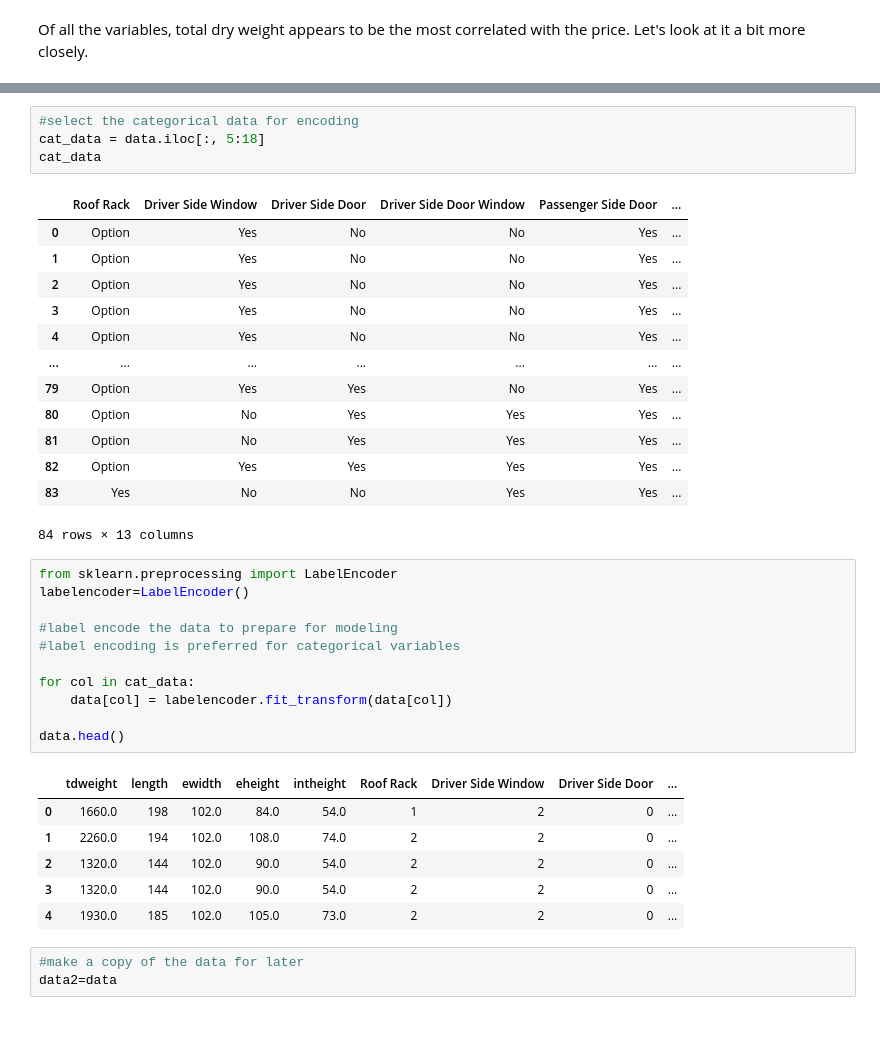
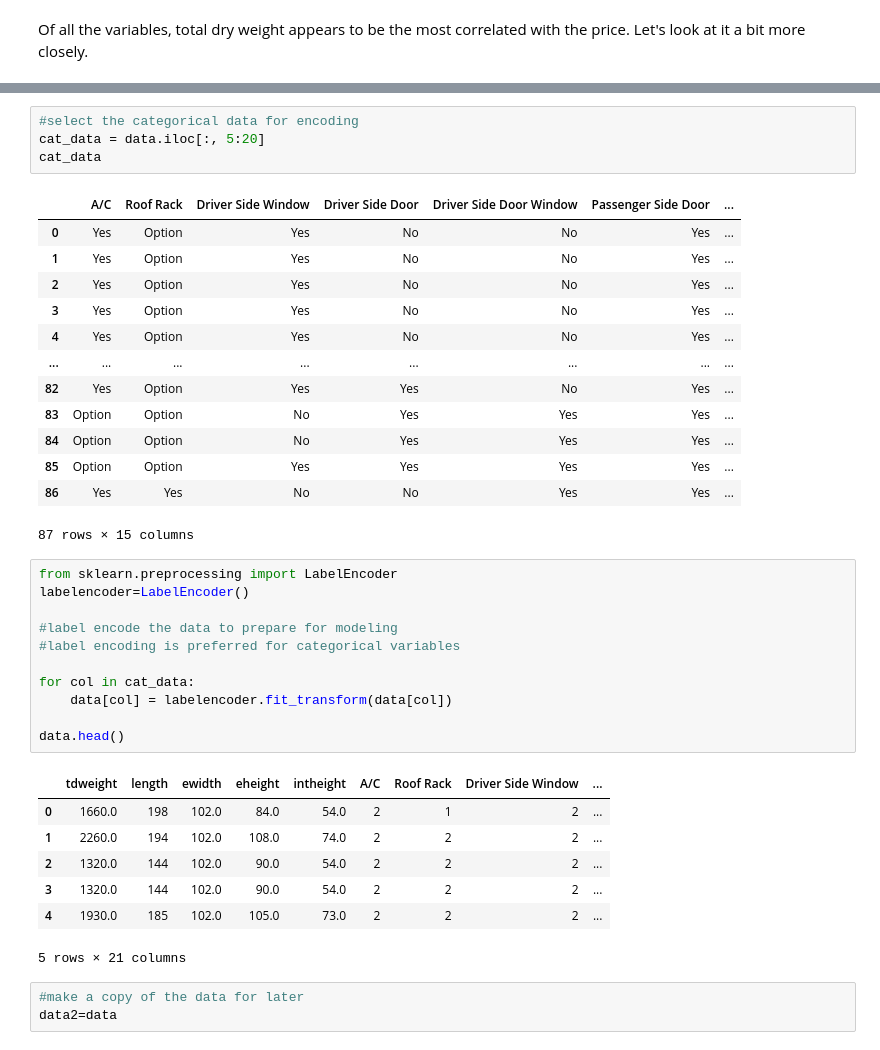
Before and after one commit to blue-quark/trailer_price_regression, a Jupyter notebook: trailer-price-regression.ipynb, the cells around one changed output, grey strips where cells are left out. Cells and saved outputs as stored; diff of their text form.

```diff
--- a/trailer-price-regression.ipynb
+++ b/trailer-price-regression.ipynb
@@ -224,21 +213,21 @@ plt.show()
 # %%
 #select the categorical data for encoding
-cat_data = data.iloc[:, 5:18]
+cat_data = data.iloc[:, 5:20]
 cat_data
 # %% [output]
-|  | Roof Rack | Driver Side Window | Driver Side Door | Driver Side Door Window | Passenger Side Door | ... |
-| 0 | Option | Yes | No | No | Yes | ... |
-| 1 | Option | Yes | No | No | Yes | ... |
-| 2 | Option | Yes | No | No | Yes | ... |
-| 3 | Option | Yes | No | No | Yes | ... |
-| 4 | Option | Yes | No | No | Yes | ... |
-| ... | ... | ... | ... | ... | ... | ... |
-| 79 | Option | Yes | Yes | No | Yes | ... |
-| 80 | Option | No | Yes | Yes | Yes | ... |
-| 81 | Option | No | Yes | Yes | Yes | ... |
-| 82 | Option | Yes | Yes | Yes | Yes | ... |
-| 83 | Yes | No | No | Yes | Yes | ... |
+|  | A/C | Roof Rack | Driver Side Window | Driver Side Door | Driver Side Door Window | Passenger Side Door | ... |
+| 0 | Yes | Option | Yes | No | No | Yes | ... |
+| 1 | Yes | Option | Yes | No | No | Yes | ... |
+| 2 | Yes | Option | Yes | No | No | Yes | ... |
+| 3 | Yes | Option | Yes | No | No | Yes | ... |
+| 4 | Yes | Option | Yes | No | No | Yes | ... |
+| ... | ... | ... | ... | ... | ... | ... | ... |
+| 82 | Yes | Option | Yes | Yes | No | Yes | ... |
+| 83 | Option | Option | No | Yes | Yes | Yes | ... |
+| 84 | Option | Option | No | Yes | Yes | Yes | ... |
+| 85 | Option | Option | Yes | Yes | Yes | Yes | ... |
+| 86 | Yes | Yes | No | No | Yes | Yes | ... |
-84 rows × 13 columns
+87 rows × 15 columns
 # %%
 from sklearn.preprocessing import LabelEncoder
 labelencoder=LabelEncoder()
@@ -251,12 +240,13 @@ for col in cat_data:
 
 data.head()
 # %% [output]
-|  | tdweight | length | ewidth | eheight | intheight | Roof Rack | Driver Side Window | Driver Side Door | ... |
-| 0 | 1660.0 | 198 | 102.0 | 84.0 | 54.0 | 1 | 2 | 0 | ... |
-| 1 | 2260.0 | 194 | 102.0 | 108.0 | 74.0 | 2 | 2 | 0 | ... |
-| 2 | 1320.0 | 144 | 102.0 | 90.0 | 54.0 | 2 | 2 | 0 | ... |
-| 3 | 1320.0 | 144 | 102.0 | 90.0 | 54.0 | 2 | 2 | 0 | ... |
-| 4 | 1930.0 | 185 | 102.0 | 105.0 | 73.0 | 2 | 2 | 0 | ... |
+|  | tdweight | length | ewidth | eheight | intheight | A/C | Roof Rack | Driver Side Window | ... |
+| 0 | 1660.0 | 198 | 102.0 | 84.0 | 54.0 | 2 | 1 | 2 | ... |
+| 1 | 2260.0 | 194 | 102.0 | 108.0 | 74.0 | 2 | 2 | 2 | ... |
+| 2 | 1320.0 | 144 | 102.0 | 90.0 | 54.0 | 2 | 2 | 2 | ... |
+| 3 | 1320.0 | 144 | 102.0 | 90.0 | 54.0 | 2 | 2 | 2 | ... |
+| 4 | 1930.0 | 185 | 102.0 | 105.0 | 73.0 | 2 | 2 | 2 | ... |
+5 rows × 21 columns
 # %%
 #make a copy of the data for later
 data2=data
```
Also changed, not shown: parts of 49 cells of this notebook.
